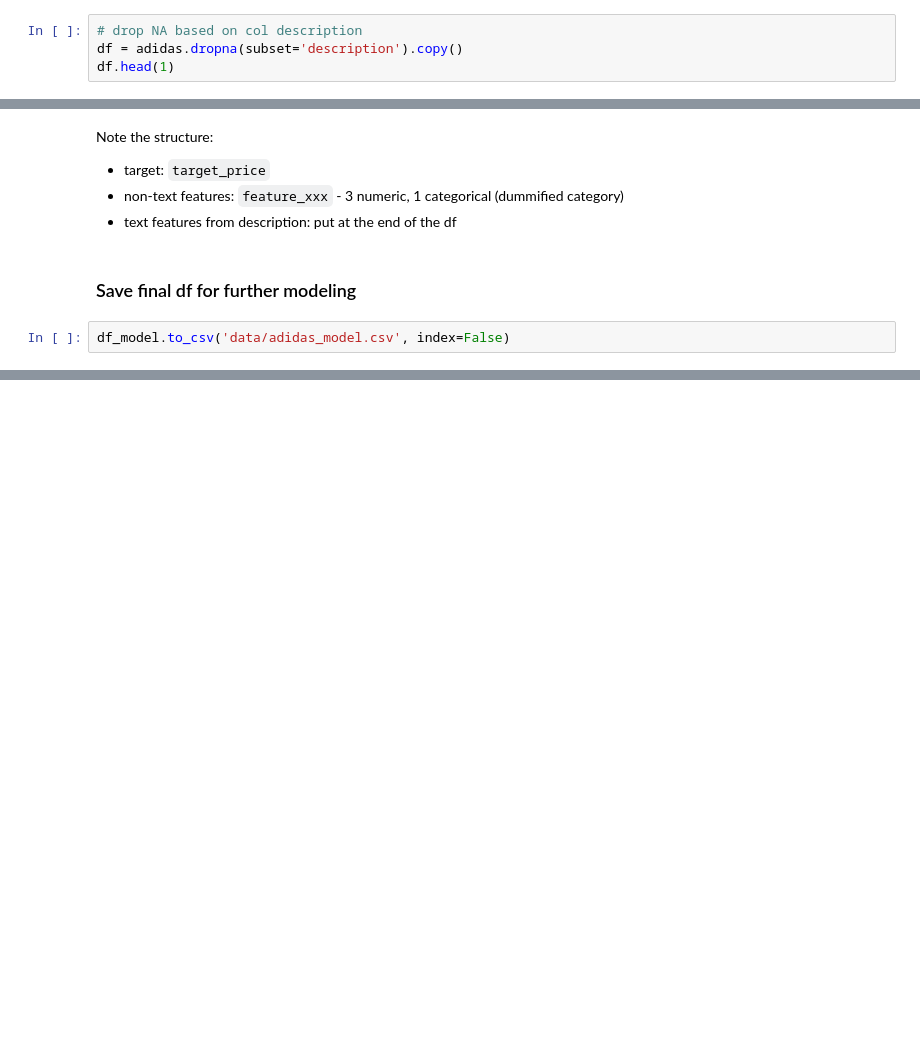
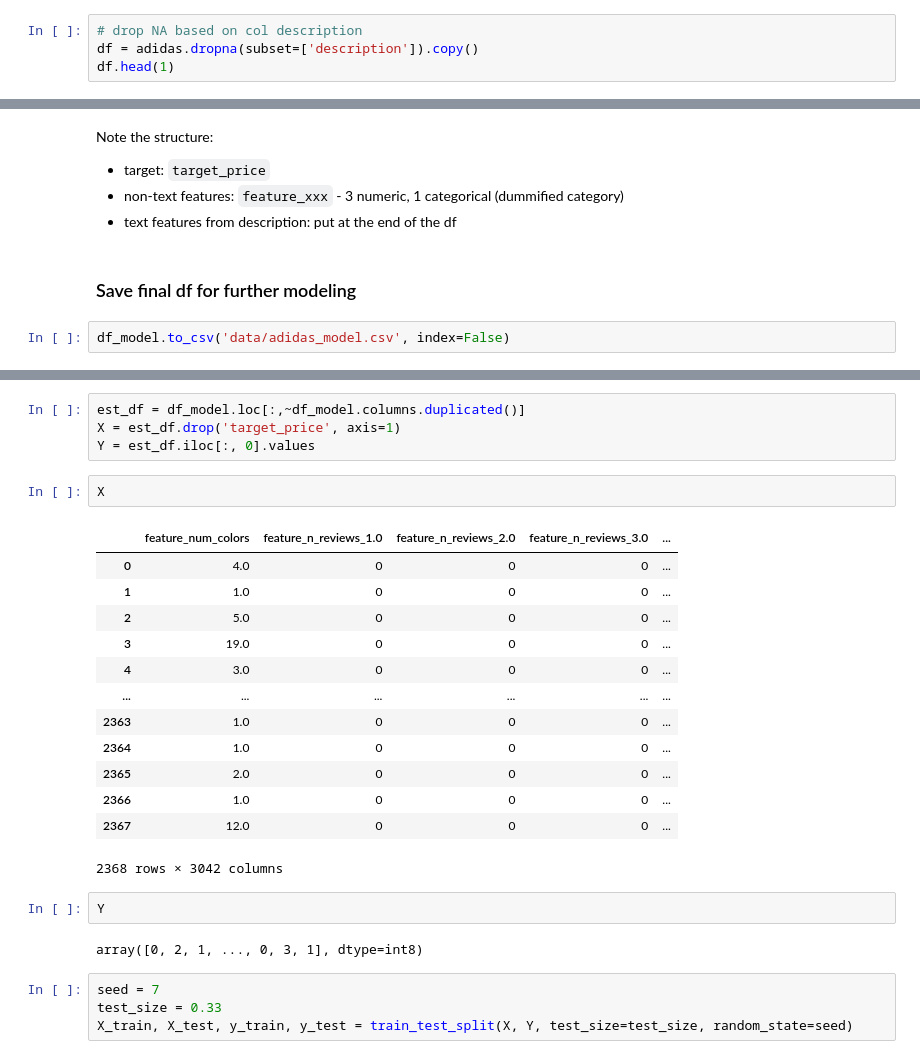
Before and after one commit to jasonkyungkim/nike_adidas_shoes, a Jupyter notebook: adidas_eda.ipynb, the cells around one changed output, grey strips where cells are left out. Drawn from its saved outputs; the diff is of its cells as text; blank space fills up the shorter version.

```diff
--- a/adidas_eda.ipynb
+++ b/adidas_eda.ipynb
@@ -855,7 +857,7 @@ Name: (24.825, 68.75], dtype: float64
 ### Non text features
 # %%
 # drop NA based on col description
-df = adidas.dropna(subset='description').copy()
+df = adidas.dropna(subset=['description']).copy()
 df.head(1)
 # %% [output]
 |  | title | subtitle | num_colors | url | price | reduced_price | description | details | colors | ... |
@@ -994,0 +1007,28 @@ df_model.to_csv('data/adidas_model.csv', index=False)
+# %%
+est_df = df_model.loc[:,~df_model.columns.duplicated()]
+X = est_df.drop('target_price', axis=1)
+Y = est_df.iloc[:, 0].values
+# %%
+X
+# %% [output]
+|  | feature_num_colors | feature_n_reviews_1.0 | feature_n_reviews_2.0 | feature_n_reviews_3.0 | ... |
+| 0 | 4.0 | 0 | 0 | 0 | ... |
+| 1 | 1.0 | 0 | 0 | 0 | ... |
+| 2 | 5.0 | 0 | 0 | 0 | ... |
+| 3 | 19.0 | 0 | 0 | 0 | ... |
+| 4 | 3.0 | 0 | 0 | 0 | ... |
+| ... | ... | ... | ... | ... | ... |
+| 2363 | 1.0 | 0 | 0 | 0 | ... |
+| 2364 | 1.0 | 0 | 0 | 0 | ... |
+| 2365 | 2.0 | 0 | 0 | 0 | ... |
+| 2366 | 1.0 | 0 | 0 | 0 | ... |
+| 2367 | 12.0 | 0 | 0 | 0 | ... |
+2368 rows × 3042 columns
+# %%
+Y
+# %% [output]
+array([0, 2, 1, ..., 0, 3, 1], dtype=int8)
+# %%
+seed = 7
+test_size = 0.33
+X_train, X_test, y_train, y_test = train_test_split(X, Y, test_size=test_size, random_state=seed)
```
Also changed, not shown: parts of 9 cells of this notebook.
